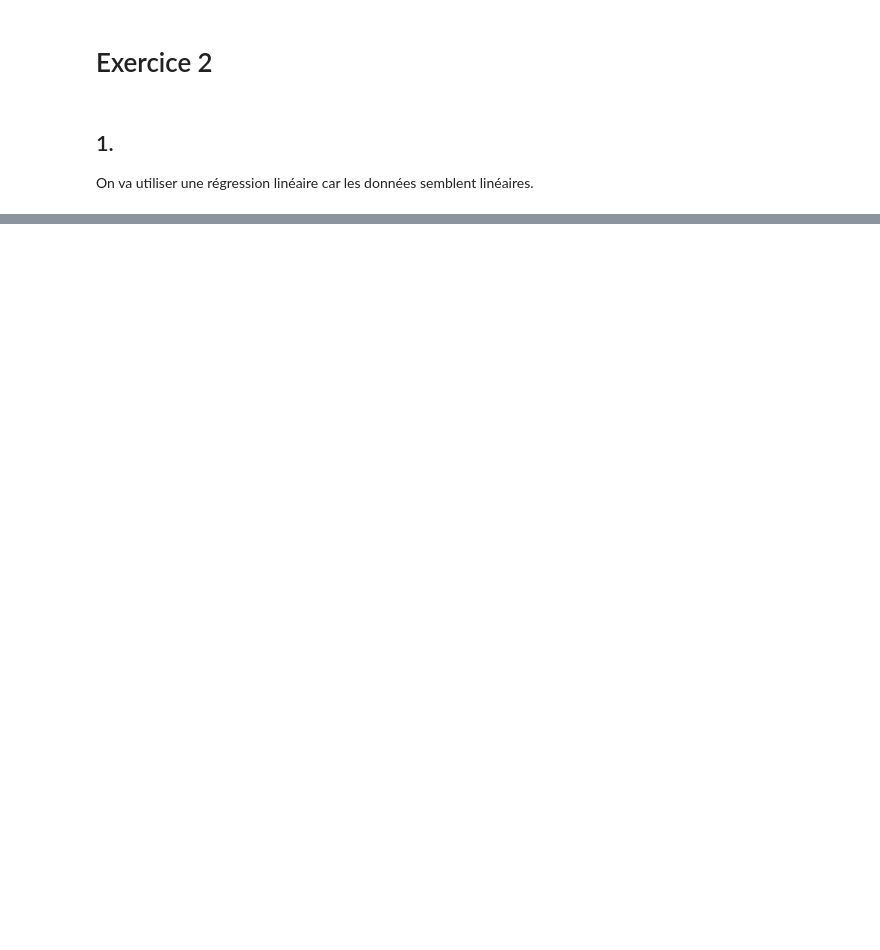
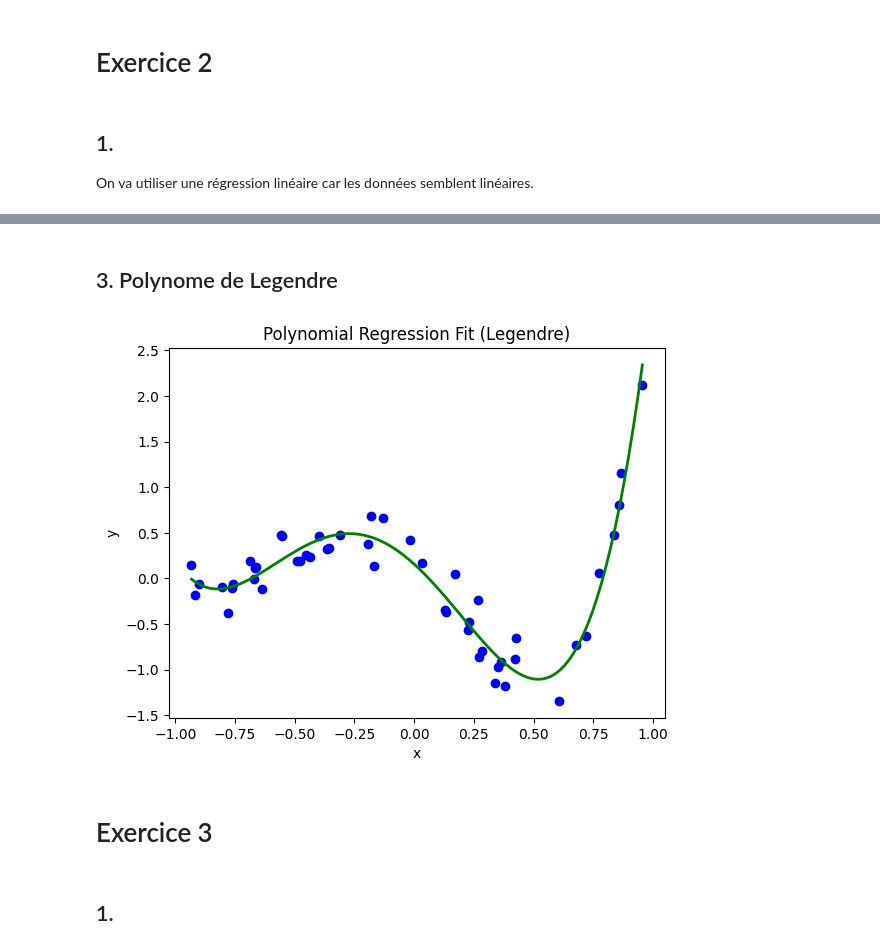
Before and after one commit to basilelt/maths-data, a Jupyter notebook: 3.Regression(I)/td3.ipynb, the cells around one changed output, grey strips where cells are left out. Cells and saved outputs as stored; diff of their text form; code cells hidden in the pictures; blank space fills up the shorter version.

```diff
--- a/3.Regression(I)/td3.ipynb
+++ b/3.Regression(I)/td3.ipynb
@@ -37,0 +47,49 @@ KeyError: 'x'
+# %% [markdown]
+## 3. Polynome de Legendre
+# %%
+from sklearn.linear_model import LinearRegression
+from scipy.special import eval_legendre
+import numpy as np
+
+degree = 4
+
+x_values = df[0].values
+X_poly_list = []
+for x in x_values:
+    row = []
+    for d in range(degree + 1):
+        poly_value = eval_legendre(d, x)
+        row.append(poly_value)
+    X_poly_list.append(row)
+X_poly = np.array(X_poly_list)
+
+y = df[1].values
+model_poly = LinearRegression()
+model_poly.fit(X_poly, y)
+
+# This creates a range of x-values for plotting or prediction purposes
+x_range = np.linspace(df[0].min(), df[0].max(), 100)
+# Same as above but for the range
+X_range_poly_list = []
+for x in x_range:
+    row = []
+    for d in range(degree + 1):
+        poly_value = eval_legendre(d, x)
+        row.append(poly_value)
+    X_range_poly_list.append(row)
+X_range_poly = np.array(X_range_poly_list)
+
+
+# plot the polynomial regression line
+plt.scatter(df[0], df[1], color='blue')
+plt.plot(x_range, model_poly.predict(X_range_poly), color='green', linewidth=2)
+plt.xlabel("x")
+plt.ylabel("y")
+plt.title("Polynomial Regression Fit (Legendre)")
+plt.show()
+# %% [output]
+[figure, added]
+# %% [markdown]
+# Exercice 3
+# %% [markdown]
+## 1.
```
Also changed, not shown: parts of 4 cells of this notebook.
